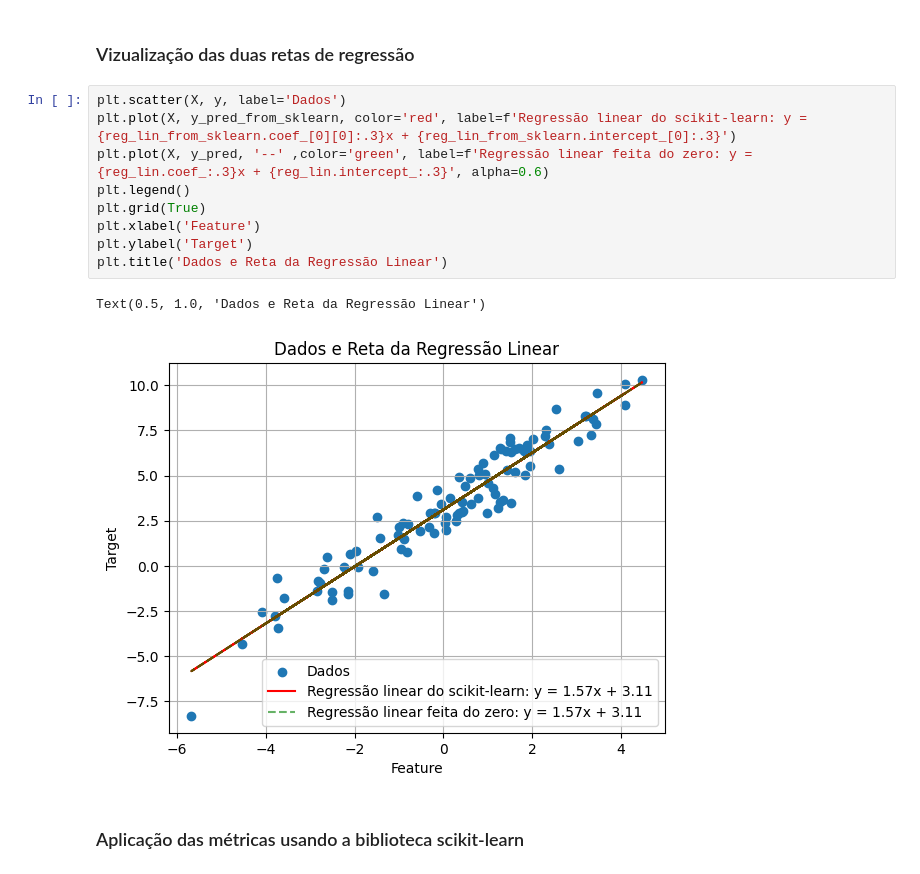
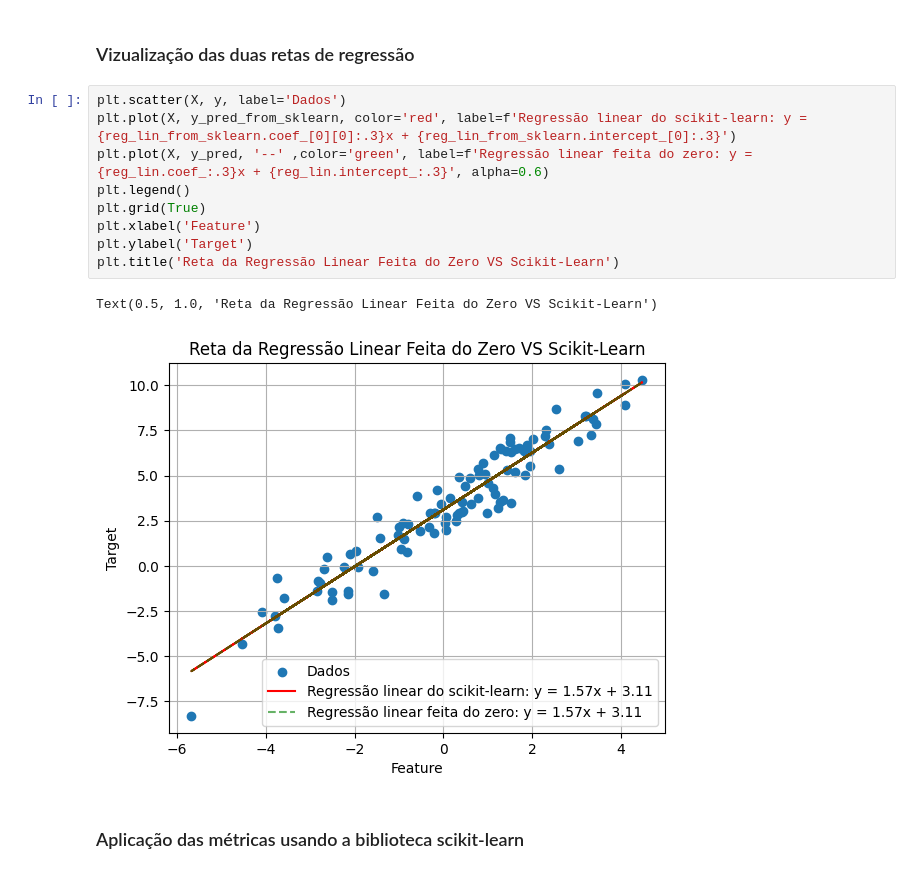
Before and after one commit to koheiseko/linear-regression-from-scratch, a Jupyter notebook: notebooks/simple_linear_regression_from_scratch.ipynb, the cells around one changed output. Drawn from its saved outputs; the diff is of its cells as text.

Commit message:
feat: mais correções de erros no arquivo simple_linear_regression_from_scratch.ipynb

```diff
--- a/notebooks/simple_linear_regression_from_scratch.ipynb
+++ b/notebooks/simple_linear_regression_from_scratch.ipynb
@@ -123,15 +123,15 @@ y_pred_from_sklearn = reg_lin_from_sklearn.predict(X)
 # %%
 plt.scatter(X, y, label='Dados')
 plt.plot(X, y_pred_from_sklearn, color='red', label=f'Regressão linear do scikit-learn: y = {reg_lin_from_sklearn.coef_[0][0]:.3}x + {reg_lin_from_sklearn.intercept_[0]:.3}')
 plt.plot(X, y_pred, '--' ,color='green', label=f'Regressão linear feita do zero: y = {reg_lin.coef_:.3}x + {reg_lin.intercept_:.3}', alpha=0.6)
 plt.legend()
 plt.grid(True)
 plt.xlabel('Feature')
 plt.ylabel('Target')
-plt.title('Dados e Reta da Regressão Linear')
+plt.title('Reta da Regressão Linear Feita do Zero VS Scikit-Learn')
 # %% [output]
-Text(0.5, 1.0, 'Dados e Reta da Regressão Linear')
+Text(0.5, 1.0, 'Reta da Regressão Linear Feita do Zero VS Scikit-Learn')
-[figure, old version]
+[figure, new version]
 # %% [markdown]
 ### Aplicação das métricas usando a biblioteca scikit-learn
 # %%
```
